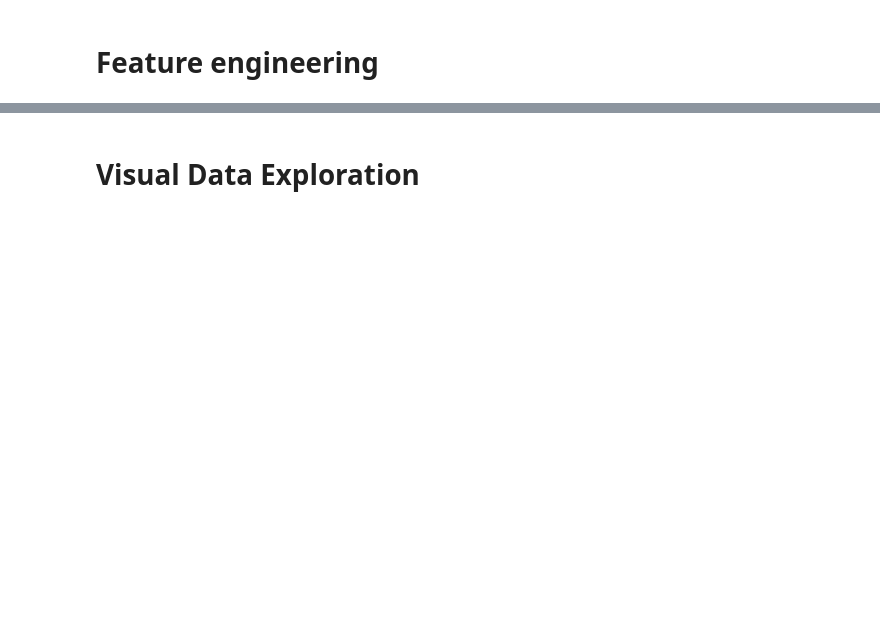
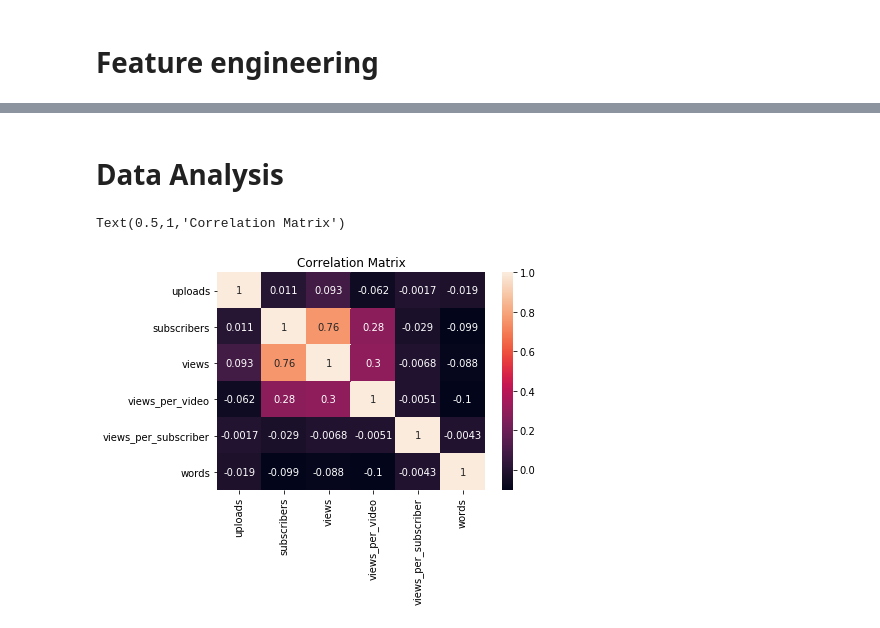
Before and after one commit to cholzkorn/data-science, a Jupyter notebook: sample-projects/python_youtube_top5000/top5000.ipynb, the cells around one changed output, grey strips where cells are left out. Drawn from its saved outputs; the diff is of its cells as text; code cells hidden in the pictures; blank space fills up the shorter version.

Commit message:
added data analysis and findings
I could do more at a later time

```diff
--- a/sample-projects/python_youtube_top5000/top5000.ipynb
+++ b/sample-projects/python_youtube_top5000/top5000.ipynb
@@ -62,6 +62,8 @@ df.views = df.views.replace("None", None)
 df.uploads = pd.to_numeric(df.uploads)
 df.subscribers = pd.to_numeric(df.subscribers)
 df.views = pd.to_numeric(df.views)
+
+df.grade = df["grade"].astype("category")
 # %%
 # checking types again
 df.dtypes
@@ -92,3 +97,10 @@ df.head()
 | 2 | 3rd | A++ | Cocomelon - Nursery Rhymes | 373 | 19238251 | 9793305082 | 2.625551e+07 | 509.053816 | ... |
 | 3 | 4th | A++ | SET India | 27323 | 31180559 | 22675948293 | 8.299216e+05 | 727.246368 | ... |
 | 4 | 5th | A++ | WWE | 36756 | 32852346 | 26273668433 | 7.148130e+05 | 799.750144 | ... |
+# %%
+# Is Gaming in the channel title?
+
+df["gaming"] = np.where(df["channel"].str.contains("game*|gaming",
+                                                    case=False,
+                                                    na=False), True, False)
+df
@@ -95,4 +126,4 @@ df.head()
 # %% [markdown]
-# Visual Data Exploration
+# Data Analysis
 # %%
 import matplotlib.pyplot as plt
@@ -98,0 +131,11 @@ import matplotlib.pyplot as plt
+# %%
+# Correlation matrix
+corr = df.corr()
+hm = sns.heatmap(corr,
+           xticklabels=corr.columns.values,
+           yticklabels=corr.columns.values,
+           annot=True)
+hm.set_title("Correlation Matrix")
+# %% [output]
+Text(0.5,1,'Correlation Matrix')
+[figure, added]
```
Also changed, not shown: parts of 12 cells of this notebook.
